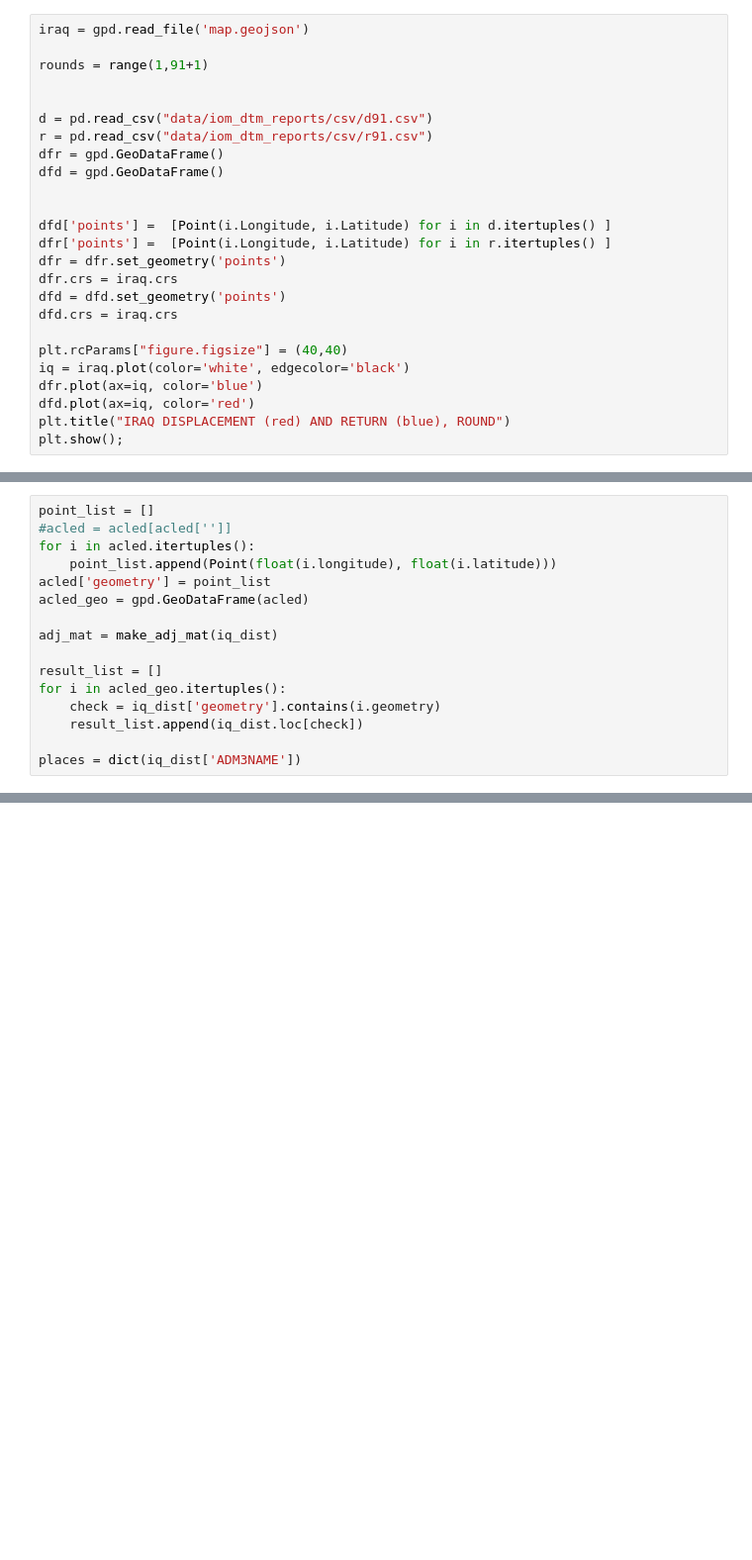
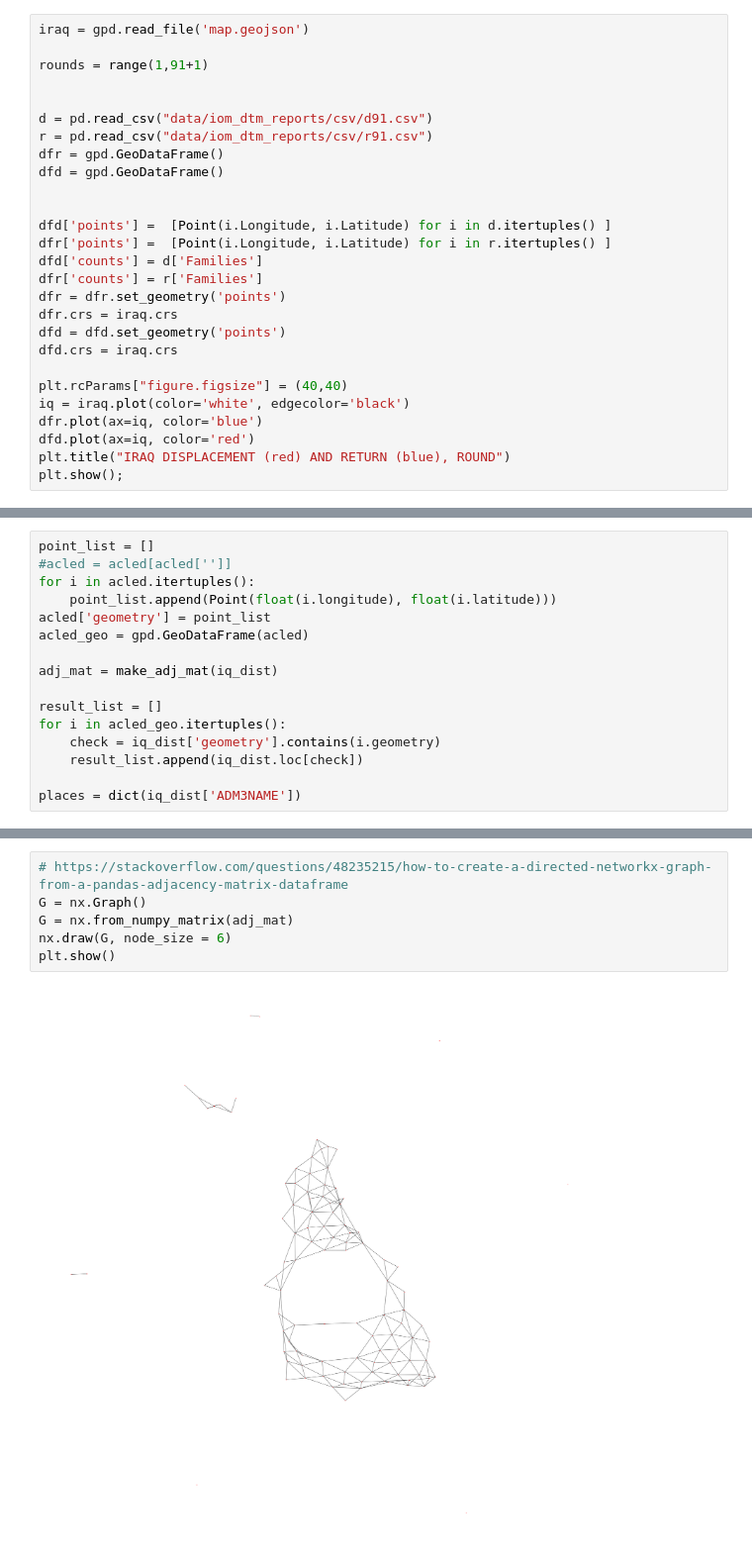
Before and after one commit to tamos/MACS30200proj, a Jupyter notebook: IQ_displacement_exploratory.ipynb, the cells around one changed output, grey strips where cells are left out. Shown at 99% size. Cells and saved outputs as stored; diff of their text form; blank space fills up the shorter version.

Commit message:
got network vis

```diff
--- a/IQ_displacement_exploratory.ipynb
+++ b/IQ_displacement_exploratory.ipynb
@@ -48,6 +48,8 @@ dfd = gpd.GeoDataFrame()
 
 dfd['points'] =  [Point(i.Longitude, i.Latitude) for i in d.itertuples() ]
 dfr['points'] =  [Point(i.Longitude, i.Latitude) for i in r.itertuples() ]
+dfd['counts'] = d['Families']
+dfr['counts'] = r['Families']
 dfr = dfr.set_geometry('points')
 dfr.crs = iraq.crs
 dfd = dfd.set_geometry('points')
@@ -251,0 +258,8 @@ plt.show()
+# %%
+# https://stackoverflow.com/questions/48235215/how-to-create-a-directed-networkx-graph-from-a-pandas-adjacency-matrix-dataframe
+G = nx.Graph()
+G = nx.from_numpy_matrix(adj_mat)
+nx.draw(G, node_size = 6)
+plt.show()
+# %% [output]
+[figure, added]
```
Also changed, not shown: parts of 12 cells of this notebook.
